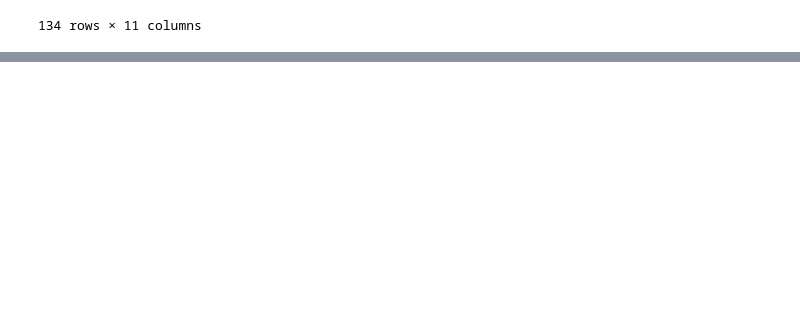
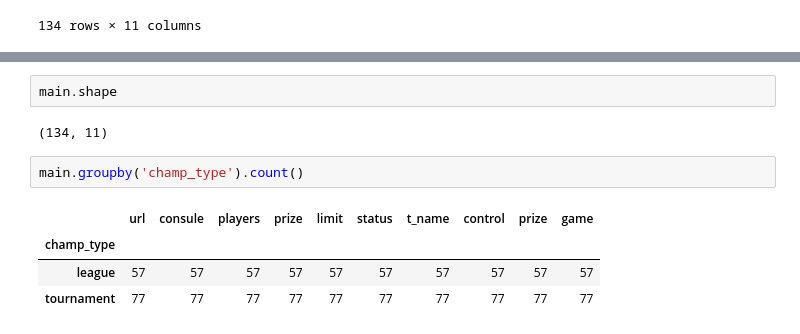
Before and after one commit to iRaied/eSports_Teams, a Jupyter notebook: esports_teams.ipynb, the cells around one changed output, grey strips where cells are left out. Drawn from its saved outputs; the diff is of its cells as text; blank space fills up the shorter version.

Commit message:
start plot main and details dataframes

```diff
--- a/esports_teams.ipynb
+++ b/esports_teams.ipynb
@@ -3573,0 +3672,11 @@ main
+# %%
+main.shape
+# %% [output]
+(134, 11)
+# %%
+main.groupby('champ_type').count()
+# %% [output]
+|  | url | consule | players | prize | limit | status | t_name | control | prize | game |
+| champ_type |  |  |  |  |  |  |  |  |  |  |
+| league | 57 | 57 | 57 | 57 | 57 | 57 | 57 | 57 | 57 | 57 |
+| tournament | 77 | 77 | 77 | 77 | 77 | 77 | 77 | 77 | 77 | 77 |
```
Also changed, not shown: parts of 12 cells of this notebook.
